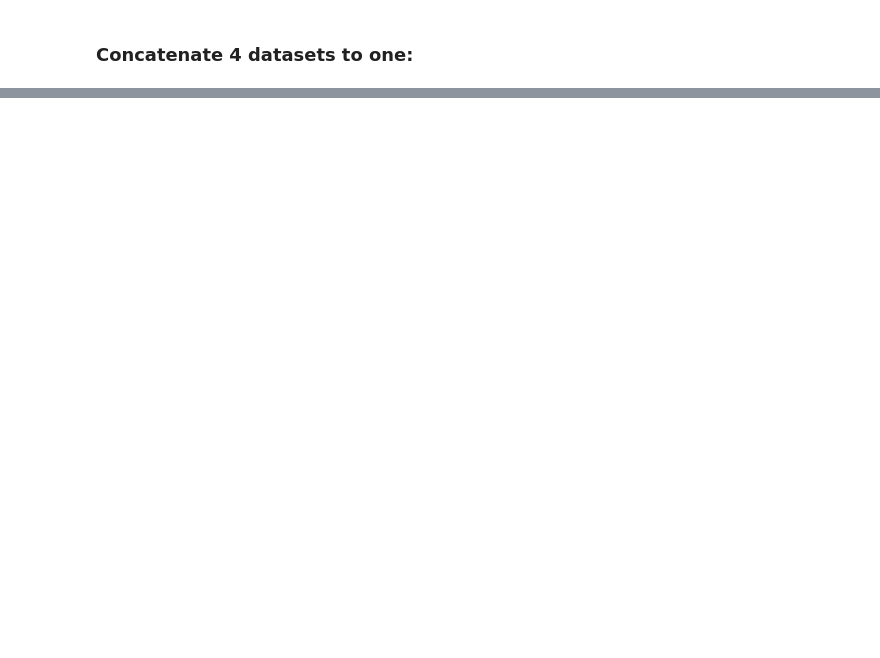
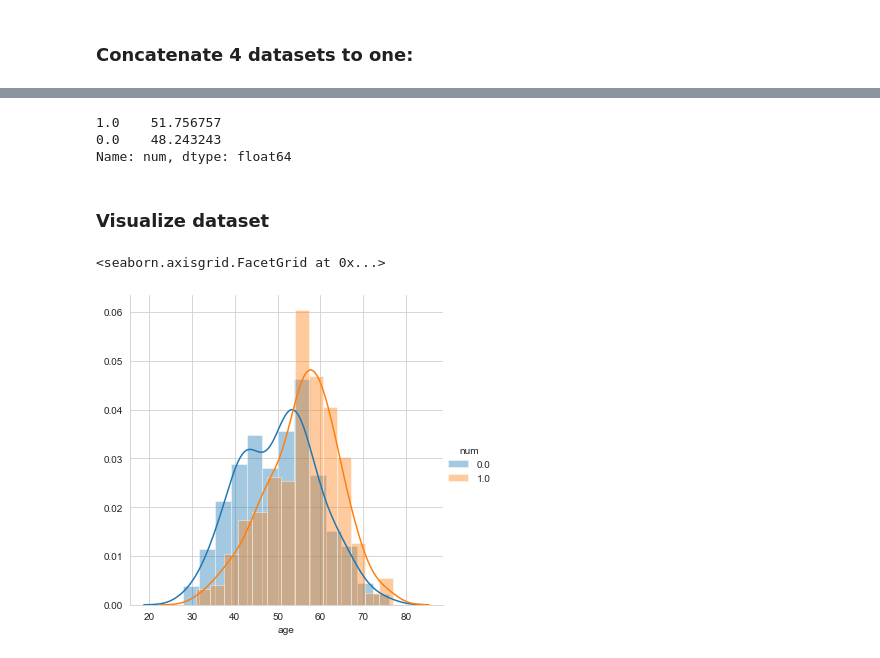
Before and after one commit to gfa61-ga/heart-disease-prediction, a Jupyter notebook: Heart Disease Prediction.ipynb, the cells around one changed output, grey strips where cells are left out. Drawn from its saved outputs; the diff is of its cells as text; code cells hidden in the pictures; blank space fills up the shorter version.

Commit message:
feat: Cleaning and visualizing the dataset

```diff
--- a/Heart Disease Prediction.ipynb
+++ b/Heart Disease Prediction.ipynb
@@ -75,0 +101,7 @@ print(heart_disease_df)
+# %%
+# clear rows of columns that have NaN percentage < 10 %
+cols_to_clear = ['trestbps', 'chol', 'fbs', 'restecg', 'thalach', 'exang', 'oldpeak']
+for col_name in cols_to_clear:
+    heart_disease_df.drop(heart_disease_df[heart_disease_df[col_name].isnull()].index, inplace=True)
+heart_disease_df.reset_index(drop=True, inplace=True)
+heart_disease_df.tail()
@@ -75,0 +120,4 @@ print(heart_disease_df)
+# %%
+# replace remaining NaN values with -1 (unknown)
+heart_disease_df.replace(to_replace=np.nan, value=-1, inplace=True)
+heart_disease_df.tail()
@@ -75,0 +131,4 @@ print(heart_disease_df)
+# %%
+# convert all numbers to float
+heart_disease_df = heart_disease_df.astype(float)
+heart_disease_df.tail()
@@ -75,0 +142,6 @@ print(heart_disease_df)
+# %%
+# group data into 2 categories of ‘no heart disease’ (value of 0) and ‘displaying heart disease’ (value of 1)
+heart_disease_df.loc[heart_disease_df['num'] == 2, 'num'] = 1
+heart_disease_df.loc[heart_disease_df['num'] == 3, 'num'] = 1
+heart_disease_df.loc[heart_disease_df['num'] == 4, 'num'] = 1
+heart_disease_df.tail()
@@ -75,0 +155,14 @@ print(heart_disease_df)
+# %%
+# calculate class balance
+heart_disease_df['num'].value_counts(normalize=True) * 100
+# %% [output]
+1.0    51.756757
+0.0    48.243243
+Name: num, dtype: float64
+# %% [markdown]
+### Visualize dataset
+# %%
+sns.FacetGrid(heart_disease_df, hue='num', size=5).map(sns.distplot, 'age').add_legend()
+# %% [output]
+<seaborn.axisgrid.FacetGrid at 0x...>
+[figure, added]
```
Also changed, not shown: parts of 28 cells of this notebook, 1 other file.
